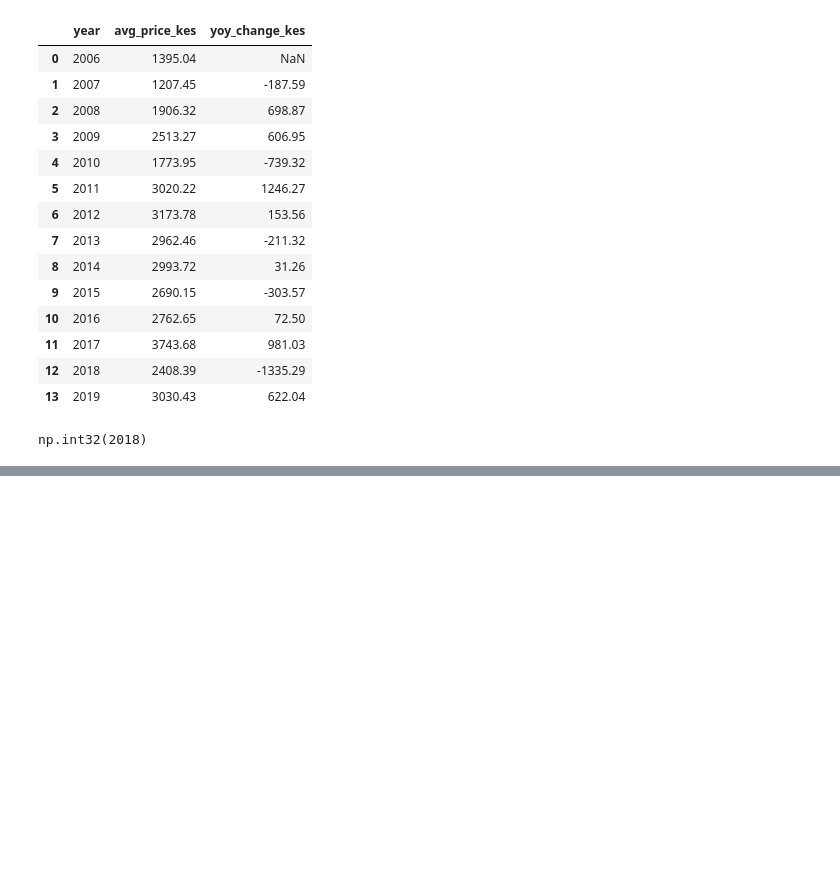
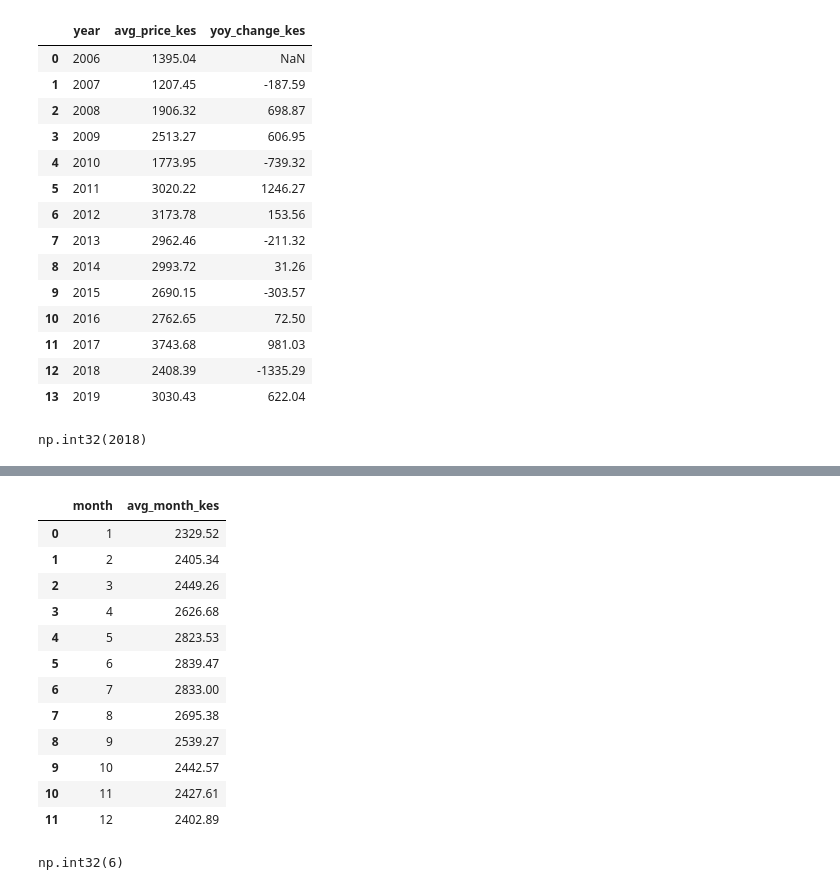
Before and after one commit to pinkleather221/Kenya_Market_Prices, a Jupyter notebook: analysis.ipynb, the cells around one changed output, grey strips where cells are left out. Saved outputs shown, nothing was run; the diff lists cells and outputs as text; code cells hidden in the pictures; blank space fills up the shorter version.

```diff
--- a/analysis.ipynb
+++ b/analysis.ipynb
@@ -319,0 +321,30 @@ plt.show()
+# %%
+# Sell at harvest or hold?
+# Average wholesale maize prices by month to find the seasonal pattern. Then compare each market's January and June price, year by year, to see how often storing maize for five months paid off.
+monthly_avg = df_maize.groupby("month")["price_kes"].mean().reset_index().round(2)
+monthly_avg.columns = ["month", "avg_month_kes"]
+monthly_avg.columns
+monthly_avg.head(12)
+# %% [output]
+|  | month | avg_month_kes |
+| 0 | 1 | 2329.52 |
+| 1 | 2 | 2405.34 |
+| 2 | 3 | 2449.26 |
+| 3 | 4 | 2626.68 |
+| 4 | 5 | 2823.53 |
+| 5 | 6 | 2839.47 |
+| 6 | 7 | 2833.00 |
+| 7 | 8 | 2695.38 |
+| 8 | 9 | 2539.27 |
+| 9 | 10 | 2442.57 |
+| 10 | 11 | 2427.61 |
+| 11 | 12 | 2402.89 |
+# %%
+
+# In which month is wholesale maize cheapest on average, and in which is it dearest?
+cheapest_avg = monthly_avg.loc[monthly_avg["avg_month_kes"].idxmin(), "month"] #january(1) df.loc[1, "column_name"]
+cheapest_avg
+dearest_avg = monthly_avg.loc[monthly_avg["avg_month_kes"].idxmax(), "month"] #june(6)
+dearest_avg
+# %% [output]
+np.int32(6)
```
Also changed, not shown: parts of 5 cells of this notebook.
